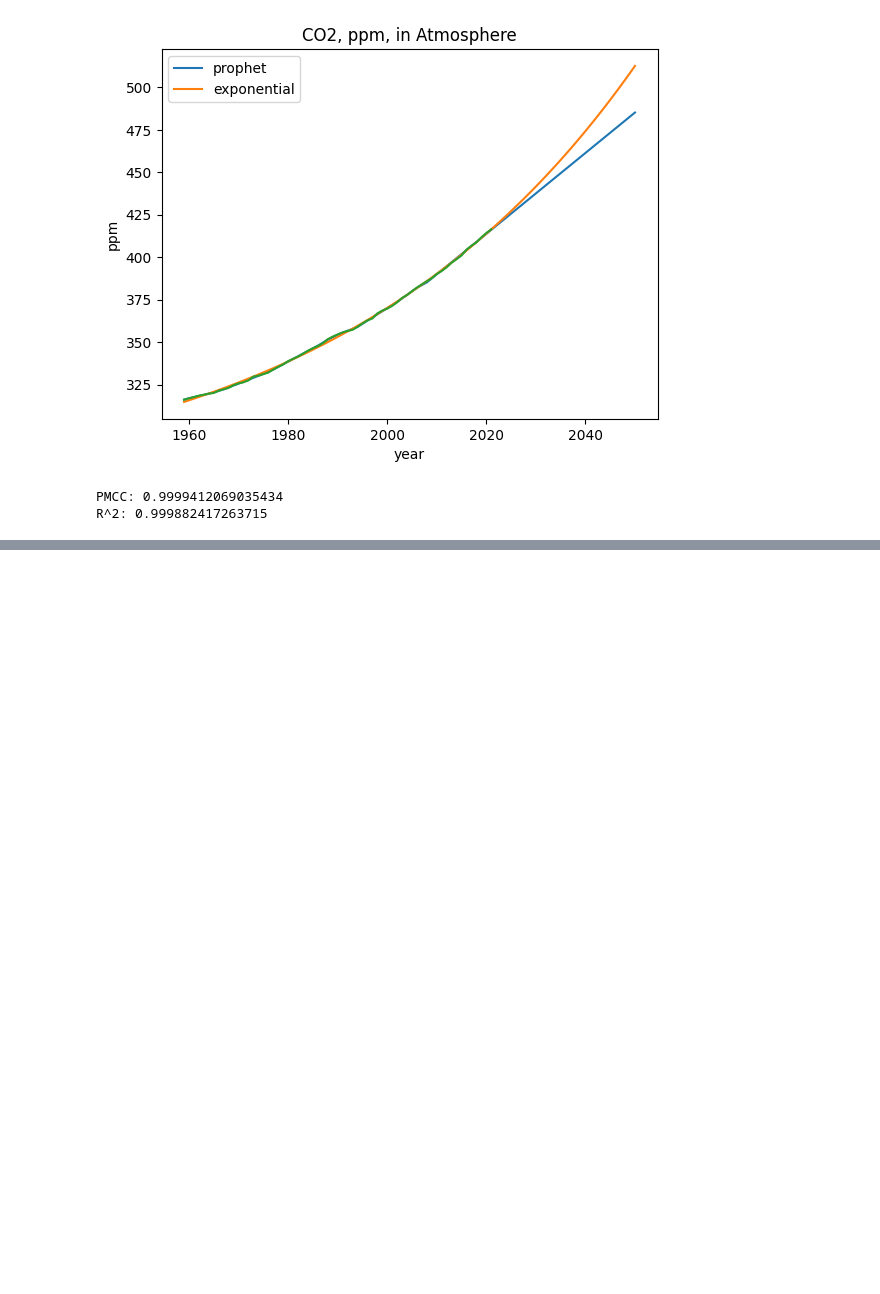
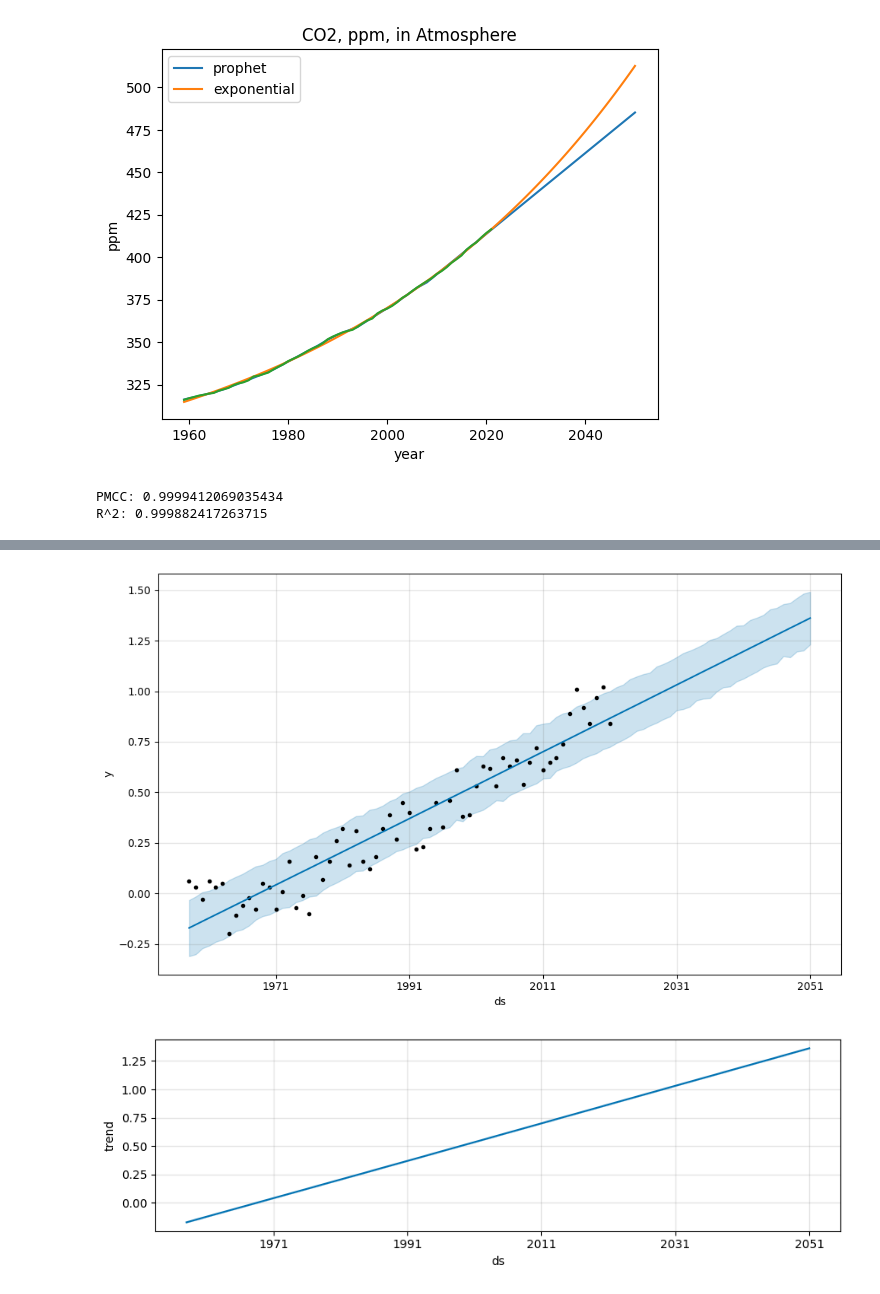
Before and after one commit to akioweh/The-HiMCM, a Jupyter notebook: py/main.ipynb, the cells around one changed output, grey strips where cells are left out. Cells and saved outputs as stored; diff of their text form; code cells hidden in the pictures; blank space fills up the shorter version.

```diff
--- a/py/main.ipynb
+++ b/py/main.ipynb
@@ -250 +253,7 @@ ct_pred_prophet_dr
+# %%
+fig3 = P.plot(forecast_df)
+fig4 = P.plot_components(forecast_df)
+# %% [output]
+[figure, added]
+[figure, added]
 # %%
```
Also changed, not shown: parts of 11 cells of this notebook.
